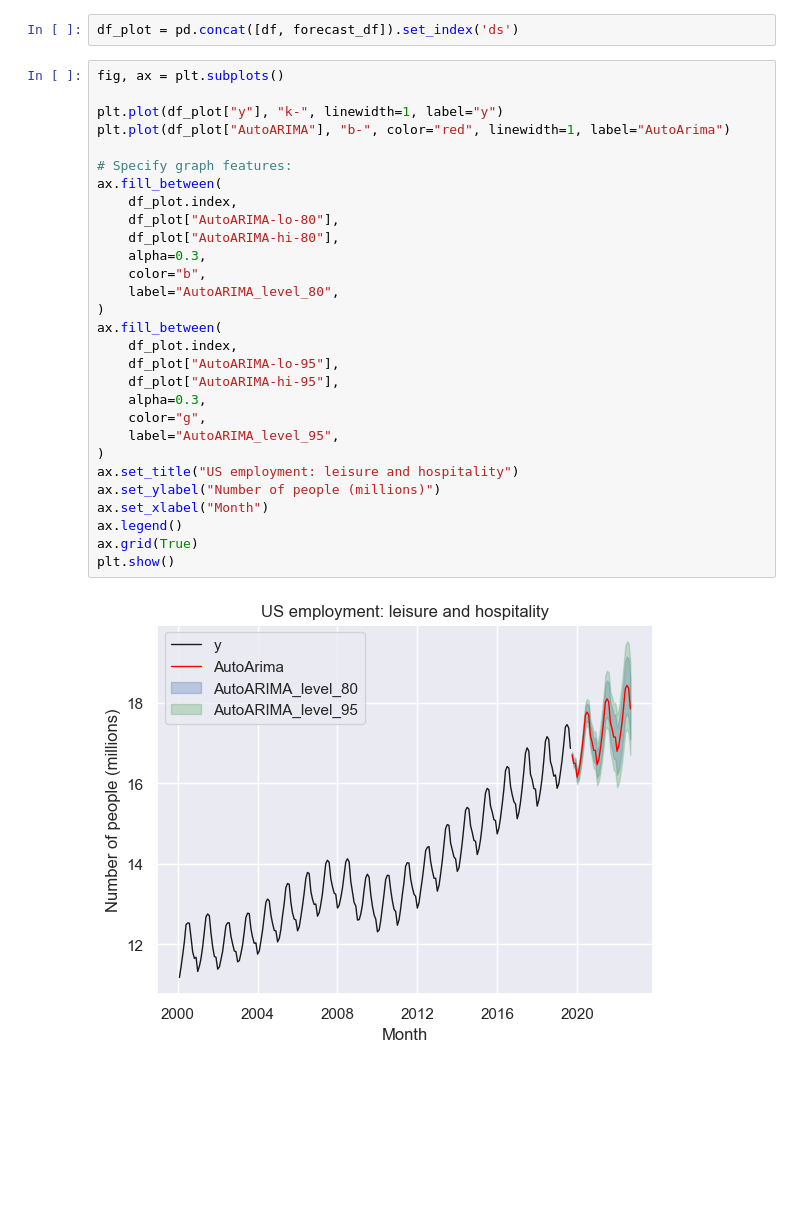
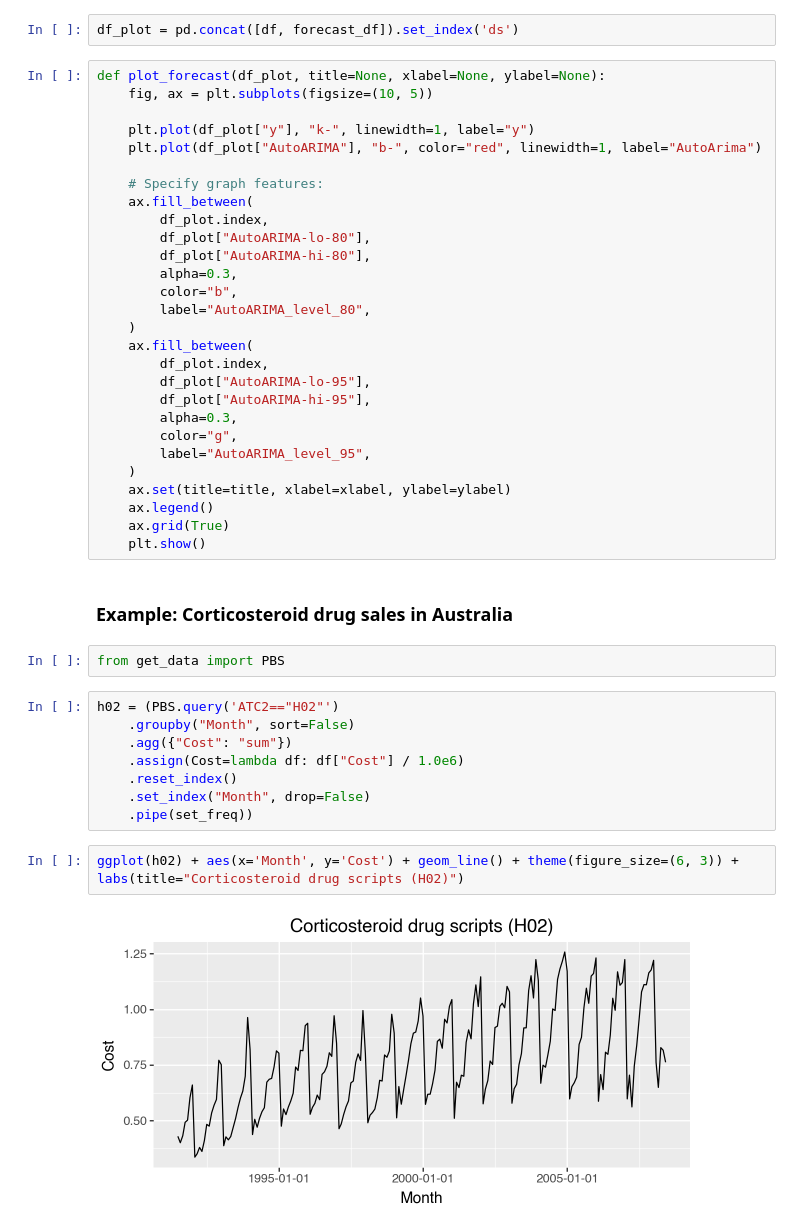
Before and after one commit to yl238/forecasting-principles-and-practice, a Jupyter notebook: ch09-ARIMA/09-Seasonal-ARIMA-Models.ipynb, the cells around one changed output. Cells and saved outputs as stored; diff of their text form; blank space fills up the shorter version.

Commit message:
Add drug sale example

```diff
--- a/ch09-ARIMA/09-Seasonal-ARIMA-Models.ipynb
+++ b/ch09-ARIMA/09-Seasonal-ARIMA-Models.ipynb
@@ -137,33 +136,46 @@ forecast_df = sf.predict(h=36, level = [80, 95])
 # %%
 df_plot = pd.concat([df, forecast_df]).set_index('ds')
 # %%
-fig, ax = plt.subplots()
+def plot_forecast(df_plot, title=None, xlabel=None, ylabel=None):
+    fig, ax = plt.subplots(figsize=(10, 5))
 
-plt.plot(df_plot["y"], "k-", linewidth=1, label="y")
-plt.plot(df_plot["AutoARIMA"], "b-", color="red", linewidth=1, label="AutoArima")
+    plt.plot(df_plot["y"], "k-", linewidth=1, label="y")
+    plt.plot(df_plot["AutoARIMA"], "b-", color="red", linewidth=1, label="AutoArima")
 
-# Specify graph features:
-ax.fill_between(
-    df_plot.index,
-    df_plot["AutoARIMA-lo-80"],
-    df_plot["AutoARIMA-hi-80"],
-    alpha=0.3,
-    color="b",
-    label="AutoARIMA_level_80",
-)
-ax.fill_between(
-    df_plot.index,
-    df_plot["AutoARIMA-lo-95"],
-    df_plot["AutoARIMA-hi-95"],
-    alpha=0.3,
-    color="g",
-    label="AutoARIMA_level_95",
-)
-ax.set_title("US employment: leisure and hospitality")
-ax.set_ylabel("Number of people (millions)")
-ax.set_xlabel("Month")
-ax.legend()
-ax.grid(True)
-plt.show()
+    # Specify graph features:
+    ax.fill_between(
+        df_plot.index,
+        df_plot["AutoARIMA-lo-80"],
+        df_plot["AutoARIMA-hi-80"],
+        alpha=0.3,
+        color="b",
+        label="AutoARIMA_level_80",
+    )
+    ax.fill_between(
+        df_plot.index,
+        df_plot["AutoARIMA-lo-95"],
+        df_plot["AutoARIMA-hi-95"],
+        alpha=0.3,
+        color="g",
+        label="AutoARIMA_level_95",
+    )
+    ax.set(title=title, xlabel=xlabel, ylabel=ylabel)
+    ax.legend()
+    ax.grid(True)
+    plt.show()
-# %% [output]
-[figure, removed]
+# %% [markdown]
+### Example: Corticosteroid drug sales in Australia
+# %%
+from get_data import PBS
+# %%
+h02 = (PBS.query('ATC2=="H02"')
+    .groupby("Month", sort=False)
+    .agg({"Cost": "sum"})
+    .assign(Cost=lambda df: df["Cost"] / 1.0e6)
+    .reset_index()
+    .set_index("Month", drop=False)
+    .pipe(set_freq))
+# %%
+ggplot(h02) + aes(x='Month', y='Cost') + geom_line() + theme(figure_size=(6, 3)) + labs(title="Corticosteroid drug scripts (H02)")
+# %% [output]
+[figure, added]
```
Also changed, not shown: parts of 24 cells of this notebook, 1 other file.
